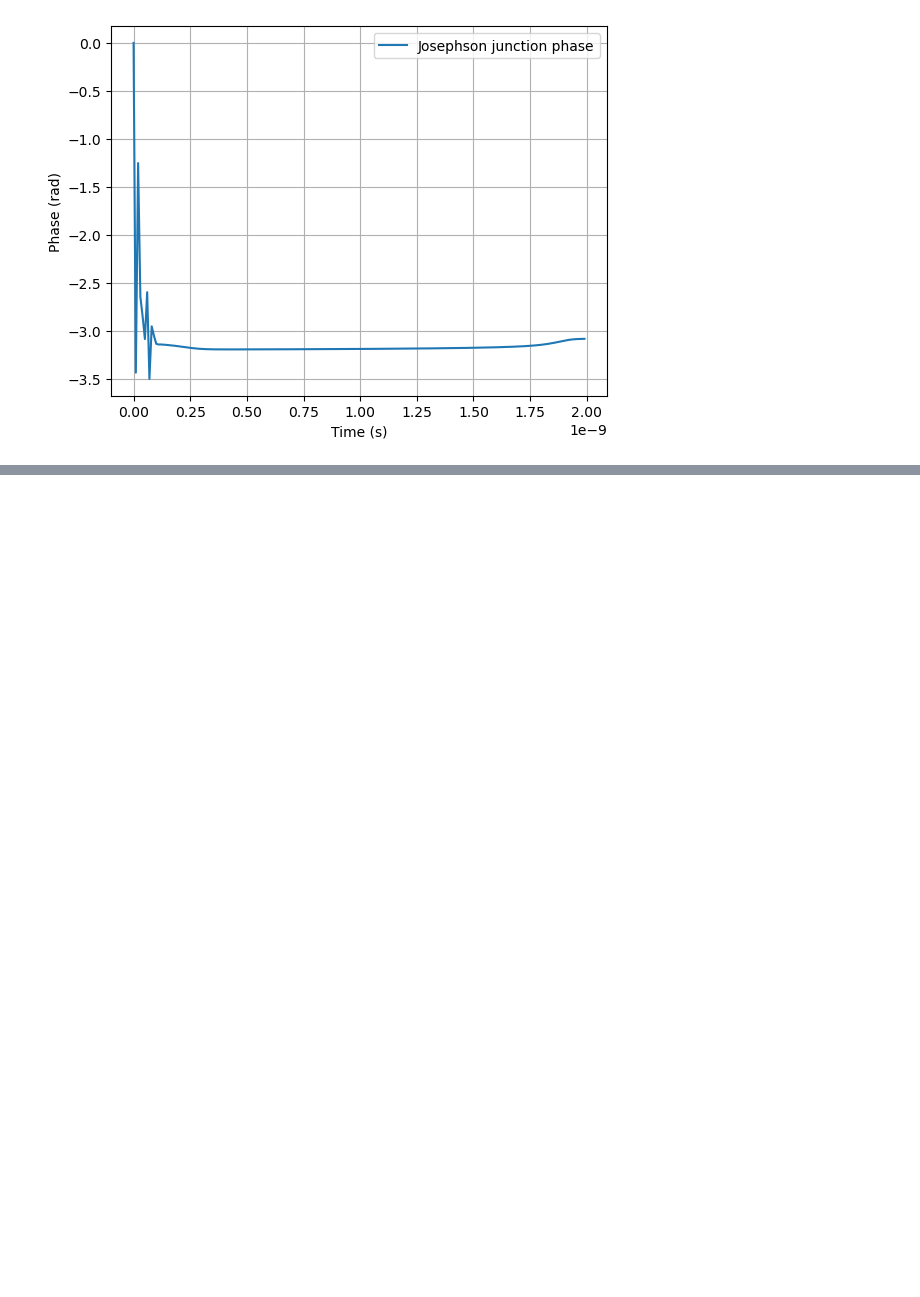
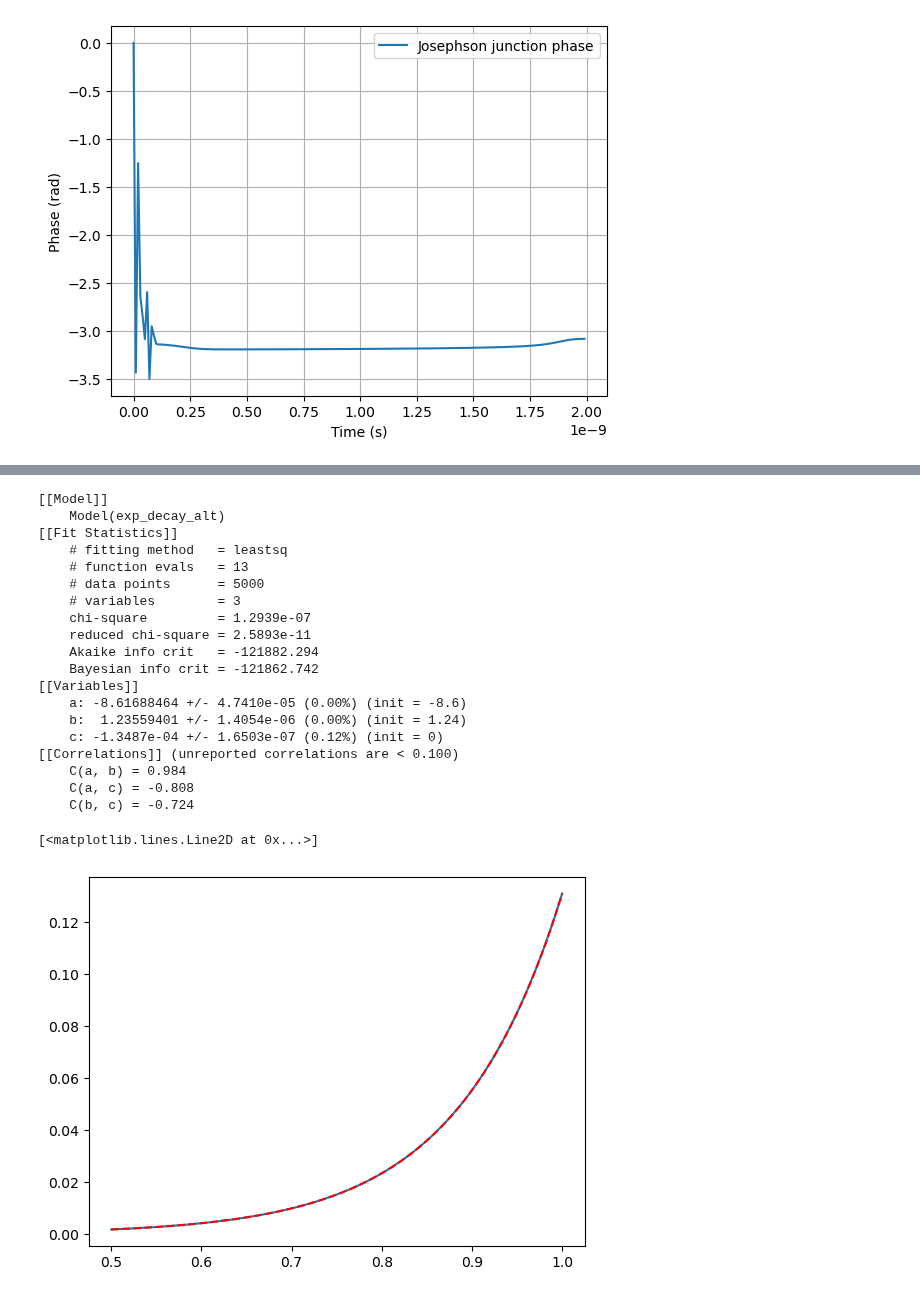
Before and after one commit to SLAC-FPD/bode-fano, a Jupyter notebook: time_domain_bfebest.ipynb, the cells around one changed output, grey strips where cells are left out. Saved outputs shown, nothing was run; the diff lists cells and outputs as text; code cells hidden in the pictures; blank space fills up the shorter version.

```diff
--- a/time_domain_bfebest.ipynb
+++ b/time_domain_bfebest.ipynb
@@ -145,0 +181,39 @@ plt.show()
+# %%
+''' How it looks like in circuit_calcs (already imported)
+def exp_decay(t, a, b, c):
+    return a*np.exp(-t/b)+c
+
+def exp_decay_alt(x, a, b, c):
+    return np.exp(-a*(x-b)) + c
+'''
+
+t = time_array[idx_start:idx_stop] * 1e9  # default to ns
+v = voltage_cancel[idx_start:idx_stop] * 1e10
+exp_fit_up = exp_alt_model.fit(v, x=t,
+                                 a=-8.6, b=1.24, c=0)  # exp_decay_model or exp_alt_model
+print(exp_fit_up.fit_report())
+
+plt.plot(t, v)
+plt.plot(t, exp_fit_up.best_fit, "r--", label="Exponential fit")
+# %% [output]
+[[Model]]
+    Model(exp_decay_alt)
+[[Fit Statistics]]
+    # fitting method   = leastsq
+    # function evals   = 13
+    # data points      = 5000
+    # variables        = 3
+    chi-square         = 1.2939e-07
+    reduced chi-square = 2.5893e-11
+    Akaike info crit   = -121882.294
+    Bayesian info crit = -121862.742
+[[Variables]]
+    a: -8.61688464 +/- 4.7410e-05 (0.00%) (init = -8.6)
+    b:  1.23559401 +/- 1.4054e-06 (0.00%) (init = 1.24)
+    c: -1.3487e-04 +/- 1.6503e-07 (0.12%) (init = 0)
+[[Correlations]] (unreported correlations are < 0.100)
+    C(a, b) = 0.984
+    C(a, c) = -0.808
+    C(b, c) = -0.724
+[<matplotlib.lines.Line2D at 0x...>]
+[figure, added]
```
Also changed, not shown: parts of 13 cells of this notebook.
